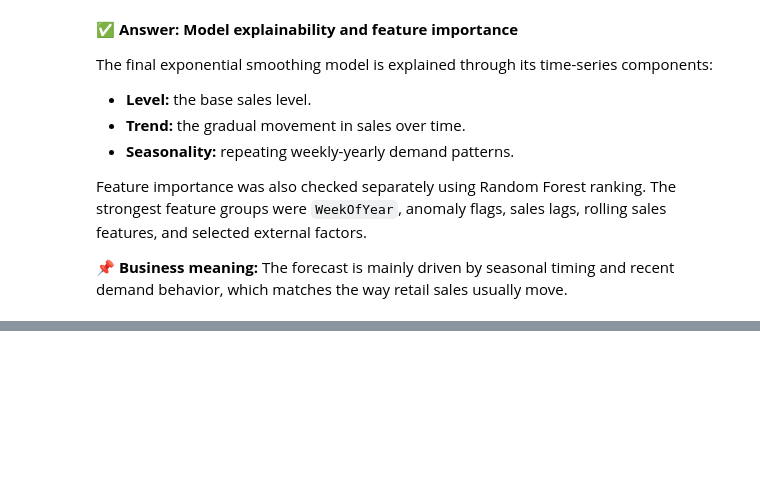
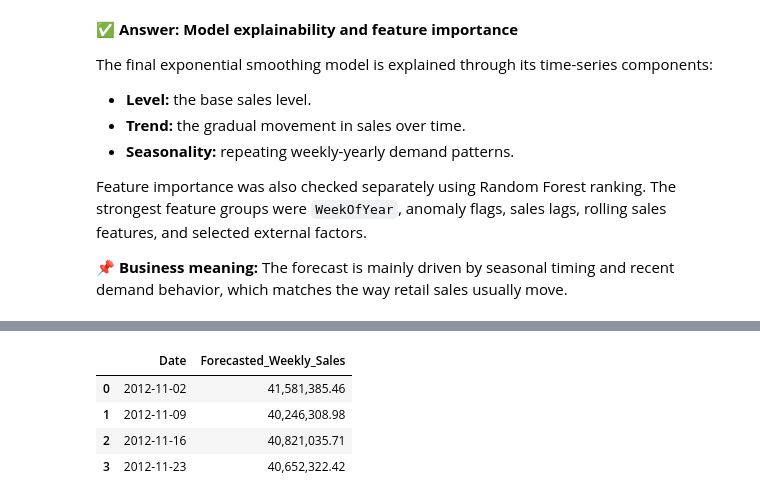
Before and after one commit to I-AM-PRASHANT-VERMA/Almabetter---Integrated-Retail-Analytics-for-Store-Optimization-, a Jupyter notebook: Integrated Retail Analytics for Store Optimization.ipynb, the cells around one changed output, grey strips where cells are left out. Cells and saved outputs as stored; diff of their text form; code cells hidden in the pictures; blank space fills up the shorter version.

Commit message:
Finalize retail notebook and add generated outputs

```diff
--- a/Integrated Retail Analytics for Store Optimization.ipynb
+++ b/Integrated Retail Analytics for Store Optimization.ipynb
@@ -3220,0 +3332,83 @@ Feature importance was also checked separately using Random Forest ranking. The
+# %%
+# Code Cell 52: Load the saved model artifact and generate a short future forecast as a sanity check.
+
+# Load the saved best-model bundle.
+loaded_artifact = joblib.load(OUTPUT_DIR / "best_retail_forecast_model.joblib")
+
+# Create four future weekly dates beyond the latest available date.
+future_dates = pd.date_range(
+    modeling_df["Date"].max() + pd.Timedelta(days=7),
+    periods=4,
+    freq="7D",
+)
+
+# Forecast using the correct saved model type.
+if loaded_artifact["model_type"] == "exponential_smoothing":
+    # Generate the smoothing forecast for the next few weeks.
+    future_predictions = np.asarray(
+        loaded_artifact["fitted_model"].forecast(steps=len(future_dates)),
+        dtype=float,
+    )
+# Moving average forecasts are generated step by step from recent history.
+elif loaded_artifact["model_type"] == "moving_average":
+    history_values = list(loaded_artifact["history"])
+    future_predictions = []
+
+    for _ in future_dates:
+        next_prediction = float(np.mean(history_values[-loaded_artifact["best_window"] :]))
+        future_predictions.append(next_prediction)
+        history_values.append(next_prediction)
+
+    future_predictions = np.asarray(future_predictions, dtype=float)
+else:
+    # SARIMAX needs future external values, so simple assumptions are prepared here.
+    future_exog_df = pd.DataFrame(
+        {
+            "Holiday_Week": np.zeros(len(future_dates), dtype=int),
+            "Mean_Total_MarkDown": np.repeat(
+                float(modeling_df["Mean_Total_MarkDown"].tail(13).mean()),
+                len(future_dates),
+            ),
+            "Month": future_dates.month,
+            "WeekOfYear": future_dates.isocalendar().week.astype(int).to_numpy(),
+            "Time_Index": np.arange(
+                loaded_artifact["last_time_index"] + 1,
+                loaded_artifact["last_time_index"] + 1 + len(future_dates),
+            ),
+        }
+    )
+
+    # Any missing future feature falls back to the last known value from training data.
+    for feature_name in loaded_artifact["exog_features"]:
+        if feature_name not in future_exog_df.columns:
+            future_exog_df[feature_name] = loaded_artifact["last_known_row"].get(
+                feature_name,
+                0.0,
+            )
+
+    # Keep the future columns in the same order used during model training.
+    future_exog_df = future_exog_df[loaded_artifact["exog_features"]]
+
+    future_predictions = np.asarray(
+        loaded_artifact["fitted_model"].forecast(
+            steps=len(future_dates),
+            exog=future_exog_df,
+        ),
+        dtype=float,
+    )
+
+# Display the future forecast table.
+future_forecast_df = pd.DataFrame(
+    {
+        "Date": future_dates,
+        "Forecasted_Weekly_Sales": future_predictions,
+    }
+)
+
+display(future_forecast_df)
+# %% [output]
+|  | Date | Forecasted_Weekly_Sales |
+| 0 | 2012-11-02 | 41,581,385.46 |
+| 1 | 2012-11-09 | 40,246,308.98 |
+| 2 | 2012-11-16 | 40,821,035.71 |
+| 3 | 2012-11-23 | 40,652,322.42 |
```
Also changed, not shown: parts of 8 cells of this notebook, 32 other files.
